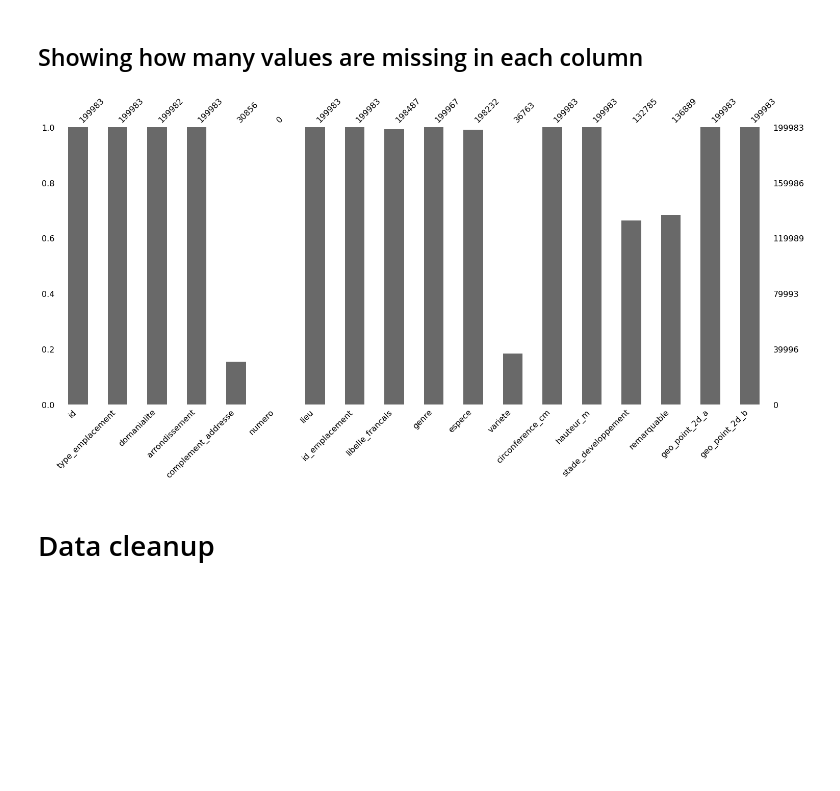
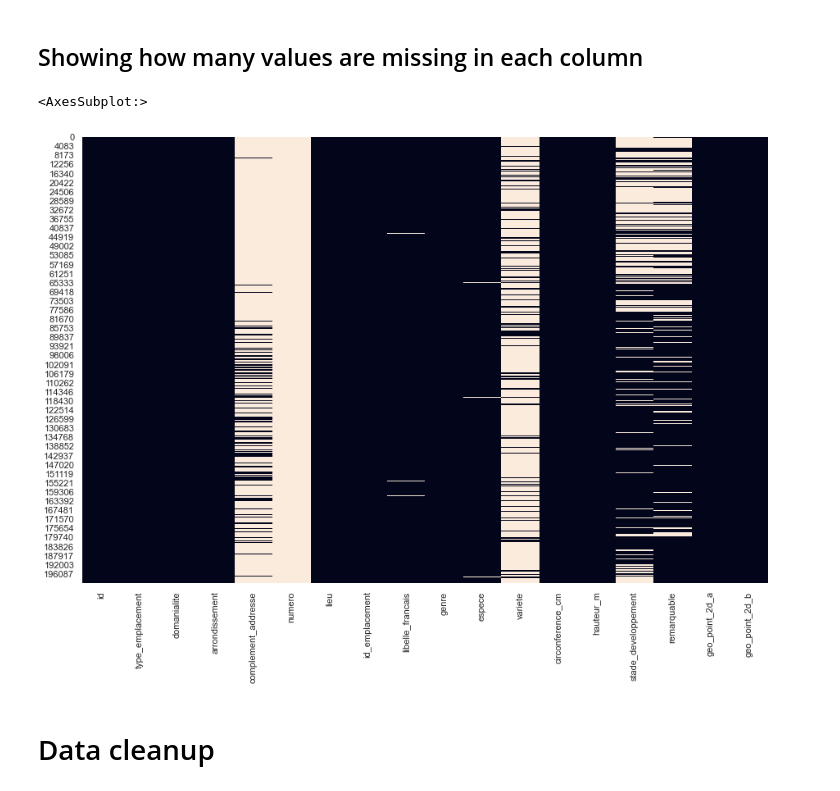
Before and after one commit to lynda-trad/Paris-Trees, a Jupyter notebook: Trees-of-Paris.ipynb, the cells around one changed output. Saved outputs shown, nothing was run; the diff lists cells and outputs as text; code cells hidden in the pictures; blank space fills up the shorter version.

Commit message:
updated missingno with seaborn

```diff
--- a/Trees-of-Paris.ipynb
+++ b/Trees-of-Paris.ipynb
@@ -155,9 +161,11 @@ Total number of trees: 199983
 # %% [markdown]
 ## Showing how many values are missing in each column
 # %%
-missing_values = msno.bar(data)
+# missing_values = msno.bar(data)
+sns.heatmap(data.isnull(), cbar=False)
 # %% [output]
+<AxesSubplot:>
-[figure, old version]
+[figure, new version]
 # %% [markdown]
 # Data cleanup
 # %% [markdown]
```
Also changed, not shown: parts of 22 cells of this notebook.
